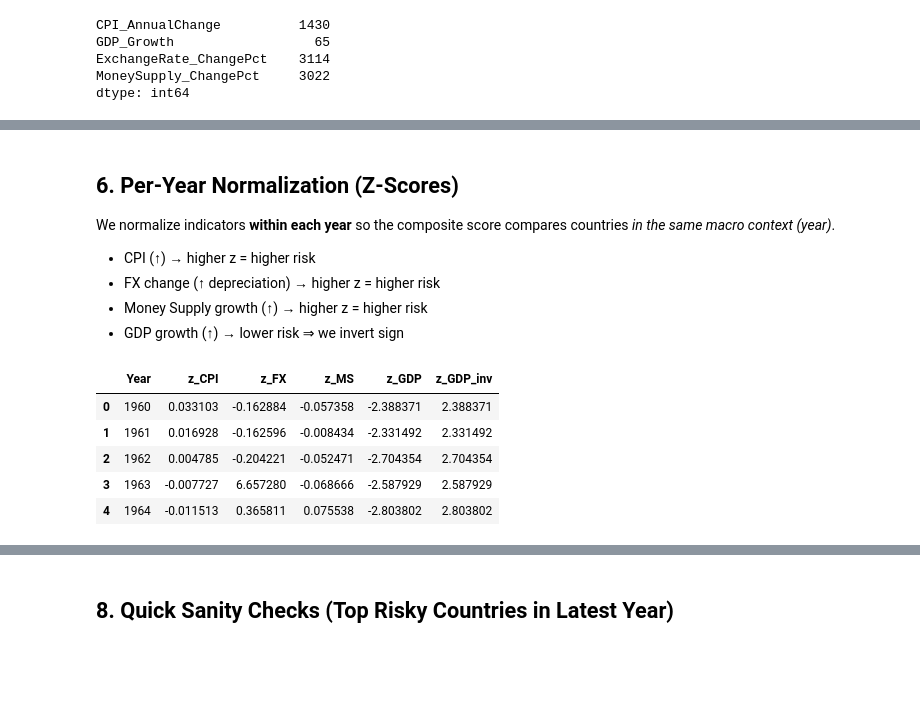
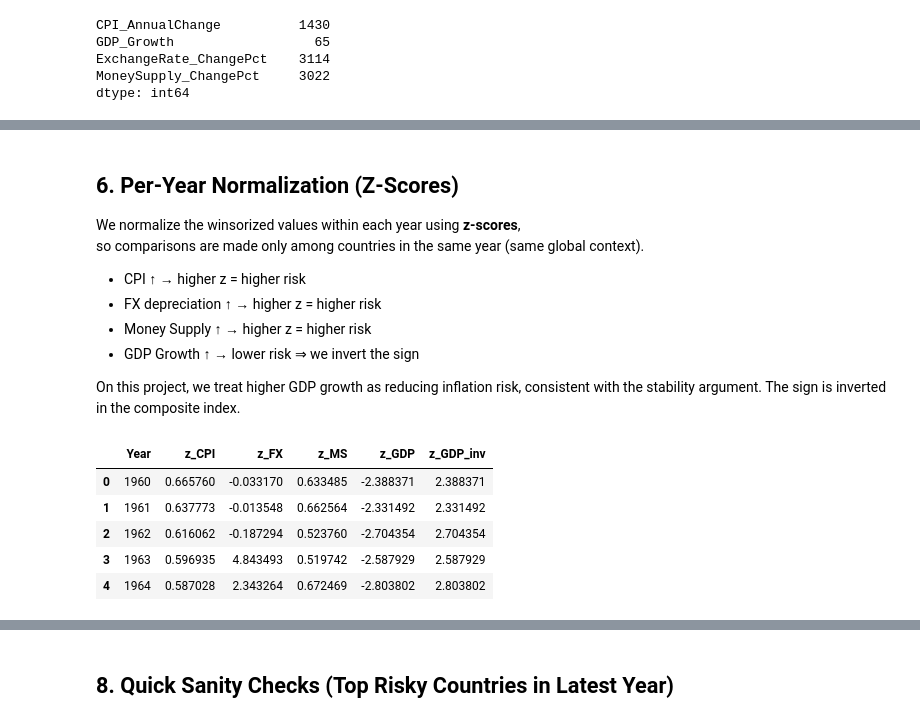
Before and after one commit to namora-fernando/inflation-risk-analysis, a Jupyter notebook: notebooks/03_feature_engineering_risk_index.ipynb, the cells around one changed output, grey strips where cells are left out. Saved outputs shown, nothing was run; the diff lists cells and outputs as text; code cells hidden in the pictures; blank space fills up the shorter version.

```diff
--- a/notebooks/03_feature_engineering_risk_index.ipynb
+++ b/notebooks/03_feature_engineering_risk_index.ipynb
@@ -107,6 +108,9 @@ cols_to_impute = [
     "ExchangeRate_ChangePct",
     "MoneySupply_ChangePct"
 ]
+
+# Save before impute, to flag which has been filled from NaN previously
+pre_na = {col: df[col].isna() for col in cols_to_impute}
 
 # Ensure sorting before interpolation
 df = df.sort_values(["Country Name", "Year"]).reset_index(drop=True)
@@ -121,6 +125,9 @@ for col in cols_to_impute:
     # fill edges within country (still conservative)
     df[col] = df.groupby("Country Name")[col].transform(lambda s: s.ffill().bfill())
 
+    # flag which previously NaN, that has been filled
+    df[f"{col}_filled_from_na"] = pre_na[col] & df[col].notna()
+
 # Missing summary after impute
 df[cols_to_impute].isna().sum()
 # %% [output]
@@ -136,15 +148,22 @@ We clip **within each year** at the 1st–99th percentiles to reduce the influen
 # %%
+# Apply log1p transform for skewed indicators
+# note: clip lower bound to -0.99 to avoid log(<= -1)
+df["CPI_log"] = np.log1p(df["CPI_AnnualChange"].clip(lower=-0.99))
+df["FX_log"]  = np.log1p(df["ExchangeRate_ChangePct"].clip(lower=-0.99))
+df["MS_log"]  = np.log1p(df["MoneySupply_ChangePct"].clip(lower=-0.99))
+
 def winsorize_by_year(frame, col, lower=1, upper=99):
     def _clip(s):
         lo, hi = s.quantile(lower/100), s.quantile(upper/100)
         return s.clip(lo, hi)
     return frame.groupby("Year")[col].transform(_clip)
 
+# Columns to winsorize
 winsor_cols = {
-    "CPI_AnnualChange": (1, 99),
-    "GDP_Growth": (1, 99),
-    "ExchangeRate_ChangePct": (1, 99),
-    "MoneySupply_ChangePct": (1, 99)
+    "CPI_log": (1, 99),
+    "FX_log": (1, 99),
+    "MS_log": (1, 99),
+    "GDP_Growth": (1, 99)
 }
 
 for c, (lo, hi) in winsor_cols.items():
@@ -161,34 +186,39 @@ df[[c for c in df.columns if c.endswith("_win")]].head()
 # %% [markdown]
 ## 6. Per-Year Normalization (Z-Scores)
 
-We normalize indicators **within each year** so the composite score compares countries *in the same macro context (year)*.
-- CPI (↑) → higher z = higher risk
-- FX change (↑ depreciation) → higher z = higher risk
-- Money Supply growth (↑) → higher z = higher risk
-- GDP growth (↑) → lower risk ⇒ we invert sign
+We normalize the winsorized values within each year using **z-scores**,
+so comparisons are made only among countries in the same year (same global context).
+
+- CPI ↑ → higher z = higher risk
+- FX depreciation ↑ → higher z = higher risk
+- Money Supply ↑ → higher z = higher risk
+- GDP Growth ↑ → lower risk ⇒ we invert the sign
+
+On this project, we treat higher GDP growth as reducing inflation risk, consistent with the stability argument. The sign is inverted in the composite index.
 # %%
 def zscore_by_year(frame, col):
     def _z(s):
         mu = s.mean()
-        sd = s.std(ddof=0)
+        sd = s.std(ddof=0) # since assumed the dataset represents the population
         if sd == 0 or np.isnan(sd):
             return pd.Series(np.zeros(len(s)), index=s.index)
         return (s - mu) / sd
     return frame.groupby("Year")[col].transform(_z)
 
-df["z_CPI"]   = zscore_by_year(df, "CPI_AnnualChange_win")
-df["z_FX"]    = zscore_by_year(df, "ExchangeRate_ChangePct_win")
-df["z_MS"]    = zscore_by_year(df, "MoneySupply_ChangePct_win")
-df["z_GDP"]   = zscore_by_year(df, "GDP_Growth_win")
+# Compute per-year z-scores
+df["z_CPI"] = zscore_by_year(df, "CPI_log_win")
+df["z_FX"]  = zscore_by_year(df, "FX_log_win")
+df["z_MS"]  = zscore_by_year(df, "MS_log_win")
+df["z_GDP"] = zscore_by_year(df, "GDP_Growth_win")
 
-# invert GDP direction (higher growth => lower risk)
+# Invert GDP (higher growth = lower risk)
 df["z_GDP_inv"] = -df["z_GDP"]
 
 df[["Year","z_CPI","z_FX","z_MS","z_GDP","z_GDP_inv"]].head()
 # %% [output]
 |  | Year | z_CPI | z_FX | z_MS | z_GDP | z_GDP_inv |
-| 0 | 1960 | 0.033103 | -0.162884 | -0.057358 | -2.388371 | 2.388371 |
-| 1 | 1961 | 0.016928 | -0.162596 | -0.008434 | -2.331492 | 2.331492 |
-| 2 | 1962 | 0.004785 | -0.204221 | -0.052471 | -2.704354 | 2.704354 |
-| 3 | 1963 | -0.007727 | 6.657280 | -0.068666 | -2.587929 | 2.587929 |
-| 4 | 1964 | -0.011513 | 0.365811 | 0.075538 | -2.803802 | 2.803802 |
+| 0 | 1960 | 0.665760 | -0.033170 | 0.633485 | -2.388371 | 2.388371 |
+| 1 | 1961 | 0.637773 | -0.013548 | 0.662564 | -2.331492 | 2.331492 |
+| 2 | 1962 | 0.616062 | -0.187294 | 0.523760 | -2.704354 | 2.704354 |
+| 3 | 1963 | 0.596935 | 4.843493 | 0.519742 | -2.587929 | 2.587929 |
+| 4 | 1964 | 0.587028 | 2.343264 | 0.672469 | -2.803802 | 2.803802 |
```
Also changed, not shown: parts of 15 cells of this notebook.
